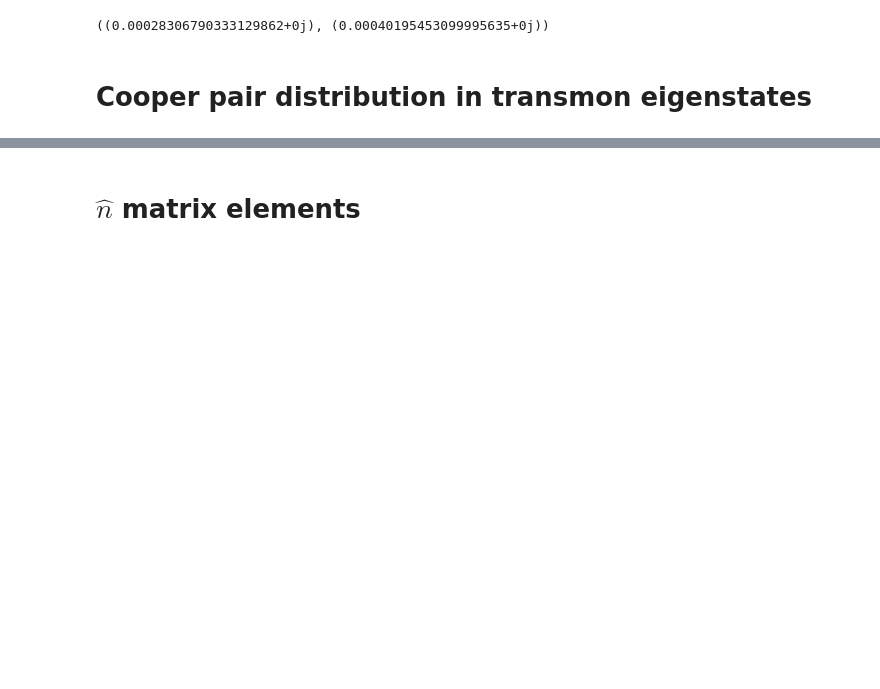
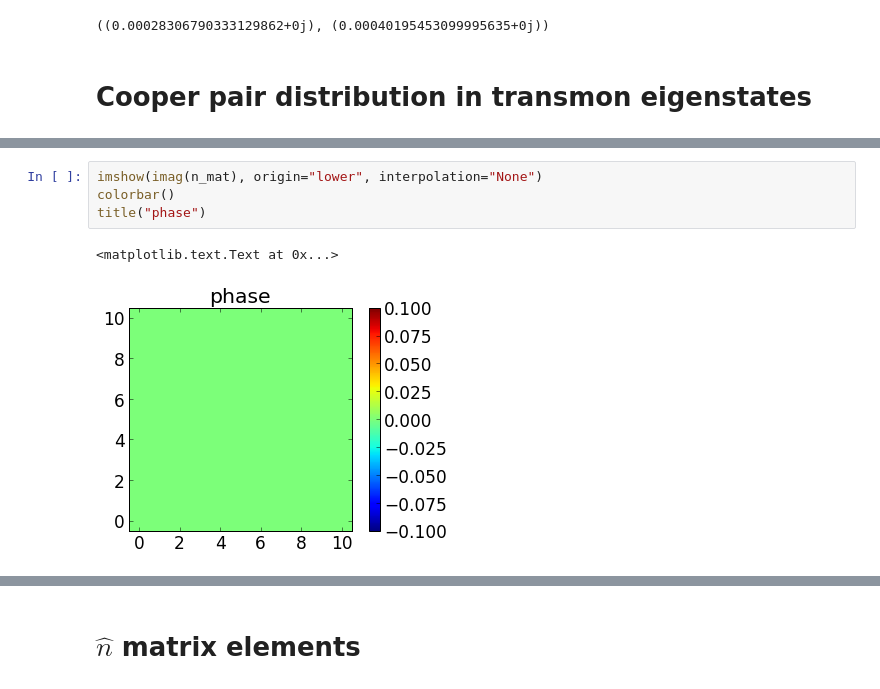
Before and after one commit to vdrhtc/Xmons, a Jupyter notebook: Qutip/CPB cQED.ipynb, the cells around one changed output, grey strips where cells are left out. Drawn from its saved outputs; the diff is of its cells as text; blank space fills up the shorter version.

```diff
--- a/Qutip/CPB cQED.ipynb
+++ b/Qutip/CPB cQED.ipynb
@@ -379,0 +402,7 @@ plt.xlim(-1,15)
+# %%
+imshow(imag(n_mat), origin="lower", interpolation="None")
+colorbar()
+title("phase")
+# %% [output]
+<matplotlib.text.Text at 0x...>
+[figure, added]
```
Also changed, not shown: parts of 18 cells of this notebook, 28 other files.
